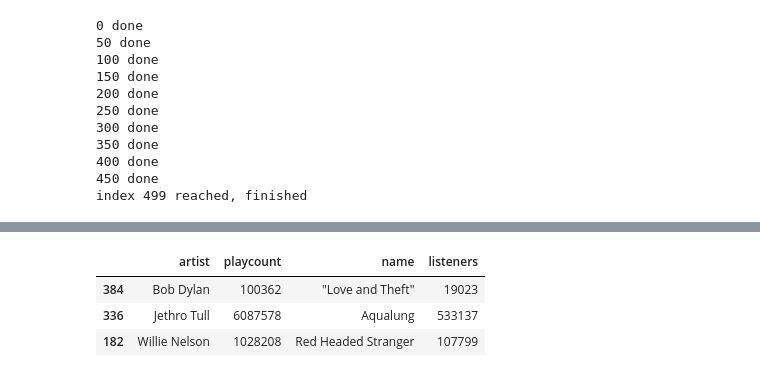
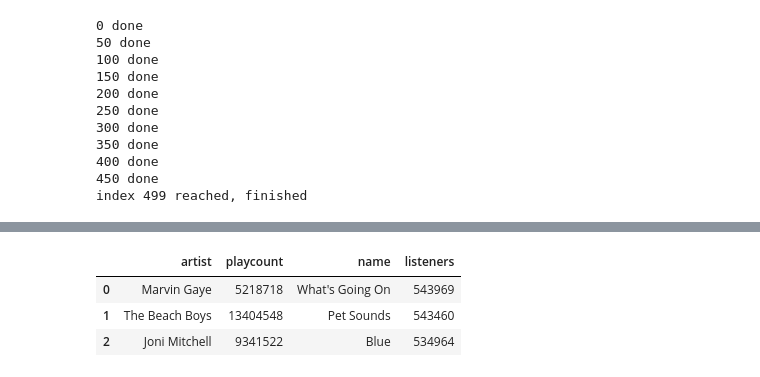
Before and after one commit to data2021oct/Pipelines-project, a Jupyter notebook: notebooks/extract_def.ipynb, the cells around one changed output, grey strips where cells are left out. Cells and saved outputs as stored; diff of their text form; code cells hidden in the pictures.

```diff
--- a/notebooks/extract_def.ipynb
+++ b/notebooks/extract_def.ipynb
@@ -287,7 +208,7 @@ top_sales_rich.to_csv("../data/top_sells_rich.csv")
 # %% [markdown]
 ### carga de archivo limpio
 # %%
-stone = pd.read_csv("../data/stone.csv", encoding='latin-1')
+stone = pd.read_csv("../data/stone.csv")
 stone = stone.drop("Unnamed: 0",axis=1)
-stone.sample(3)
+stone.head(3)
 # %% [output]
@@ -302,7 +223,7 @@ def urls_llamadas ():
     api_urls = []
     apikey = os.getenv("apikey")
     for s in range(len(stone)):
-        artist = stone.loc[s,'Artist']
+        artist = stone.loc[s,'Art_url']
         album = stone.loc[s,'Alb_url']
         api_urls.append(f"http://ws.audioscrobbler.com/2.0/?method=album.getinfo&api_key={apikey}&artist={artist}&album={album}&format=json")
     request_dic = []
@@ -343,9 +264,9 @@ Top500_last_df.sample(3)
 Top500_last_df.to_csv("../data/Top500LastFM_tracks.csv") #meloguardoporsiacaso
 # %%
 Lastfm_500 = Top500_last_df[["artist","playcount","name","listeners"]]
-Lastfm_500.sample(3)
+Lastfm_500.head(3)
 # %% [output]
 |  | artist | playcount | name | listeners |
-| 384 | Bob Dylan | 100362 | "Love and Theft" | 19023 |
-| 336 | Jethro Tull | 6087578 | Aqualung | 533137 |
-| 182 | Willie Nelson | 1028208 | Red Headed Stranger | 107799 |
+| 0 | Marvin Gaye | 5218718 | What's Going On | 543969 |
+| 1 | The Beach Boys | 13404548 | Pet Sounds | 543460 |
+| 2 | Joni Mitchell | 9341522 | Blue | 534964 |
```
Also changed, not shown: parts of 23 cells of this notebook, 21 other files.
